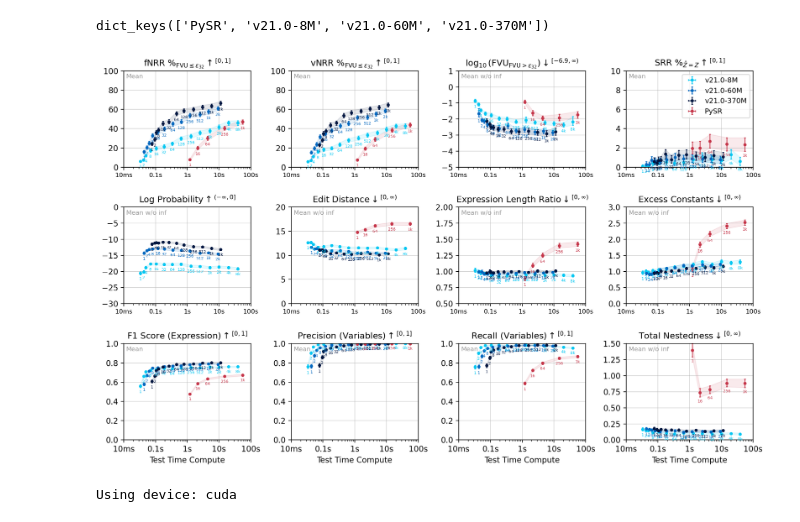
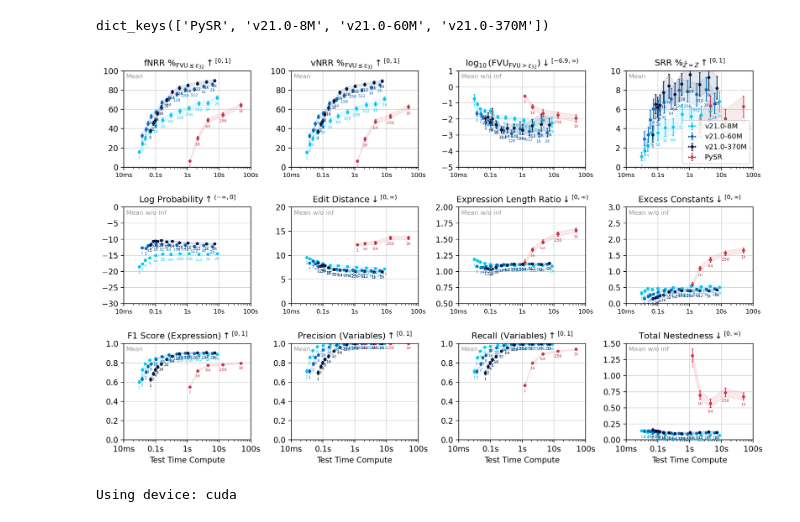
Before and after one commit to psaegert/flash-ansr, a Jupyter notebook: experimental/eval/test_time_compute_scaling.ipynb, the cells around one changed output. Saved outputs shown, nothing was run; the diff lists cells and outputs as text; code cells hidden in the pictures.

```diff
--- a/experimental/eval/test_time_compute_scaling.ipynb
+++ b/experimental/eval/test_time_compute_scaling.ipynb
@@ -478,8 +479,8 @@ models = [m for m in models if m[0] in results.keys()]
 COLS = min(4, len(metric_pairs))
 ROWS = np.ceil(len(metric_pairs) / COLS).astype(int)
 
-test_set = 'pool_15_10'
-# test_set = 'feynman'
+# test_set = 'pool_15_10'
+test_set = 'feynman'
 
 fig, axes = plt.subplots(ROWS, COLS, figsize=(3 * COLS, 2.5 * ROWS), dpi=200)
 
@@ -559,34 +560,34 @@ for ax_id, (ax, ((x_metric, x_label, x_statistic), (y_metric, y_label, y_statist
     ax.set_title(y_label, fontsize=11)
     ax.set_xscale('log')
     ax.set_xticks([0.01, 0.1, 1, 10, 100])
     ax.set_xticklabels(['10ms', '0.1s', '1s', '10s', '100s'], fontsize=x_ticks_fontsize)
 
     ax.grid(alpha=0.5)
 
 axes.flatten()[3].legend(fontsize=9)
 
 # flash = plt.imread(get_path('assets', 'flash.png'))
 # ax_image = fig.add_axes([0.157, 0.75, 0.05, 0.05], anchor='NE', zorder=10)
 # ax_image.imshow(flash)
 # ax_image.axis('off')
 
 
 for ax_id, ax in enumerate(axes.flatten()[len(metric_pairs):]):
     ax.axis('off')
 
     # Add an xlabel to the axis above
     if (ax_id + len(metric_pairs)) // COLS == ROWS - 1:
         axes.flatten()[len(metric_pairs) - COLS + (ax_id % COLS)].set_xlabel(x_label)
 
 fig.tight_layout(w_pad=1, h_pad=2)
 
 
 # fig.suptitle(f"Test Set: {test_set.title()}", fontsize=16)
 # fig.subplots_adjust(top=0.90)
 
 # plt.savefig(get_path('results', 'test_time_compute', create=True, filename=f'test_time_compute_{test_set}.svg'), dpi=200)
 # %% [output]
-[figure, old version]
+[figure, new version]
 # %%
 from flash_ansr import FlashANSR, GenerationConfig, get_path
 import torch
```
Also changed, not shown: parts of 2 cells of this notebook, 13 other files.
